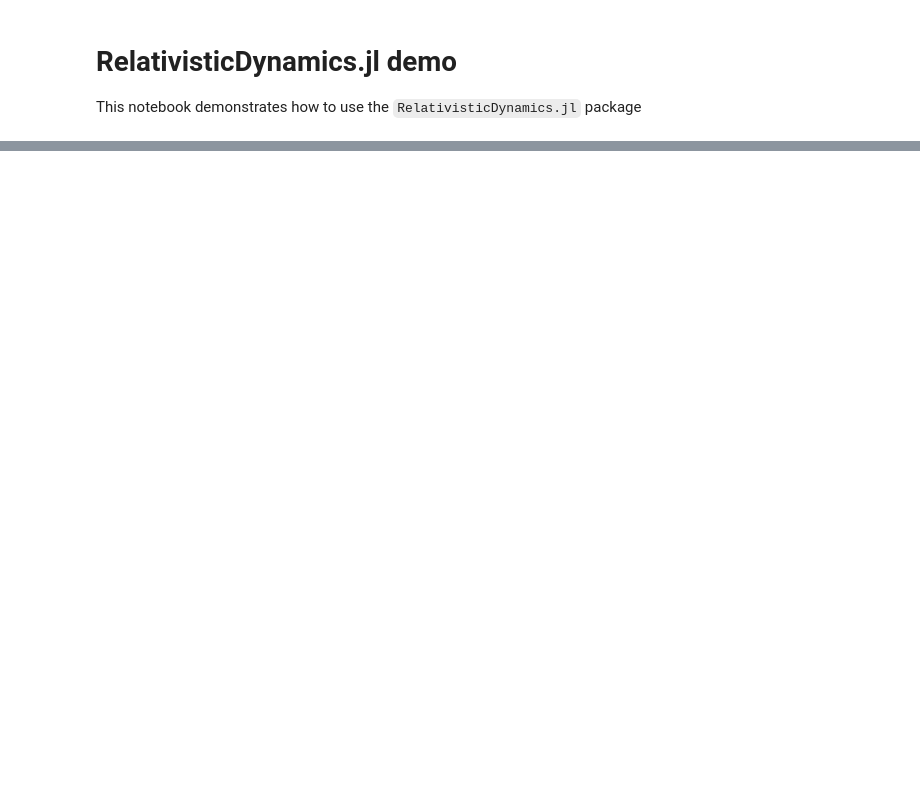
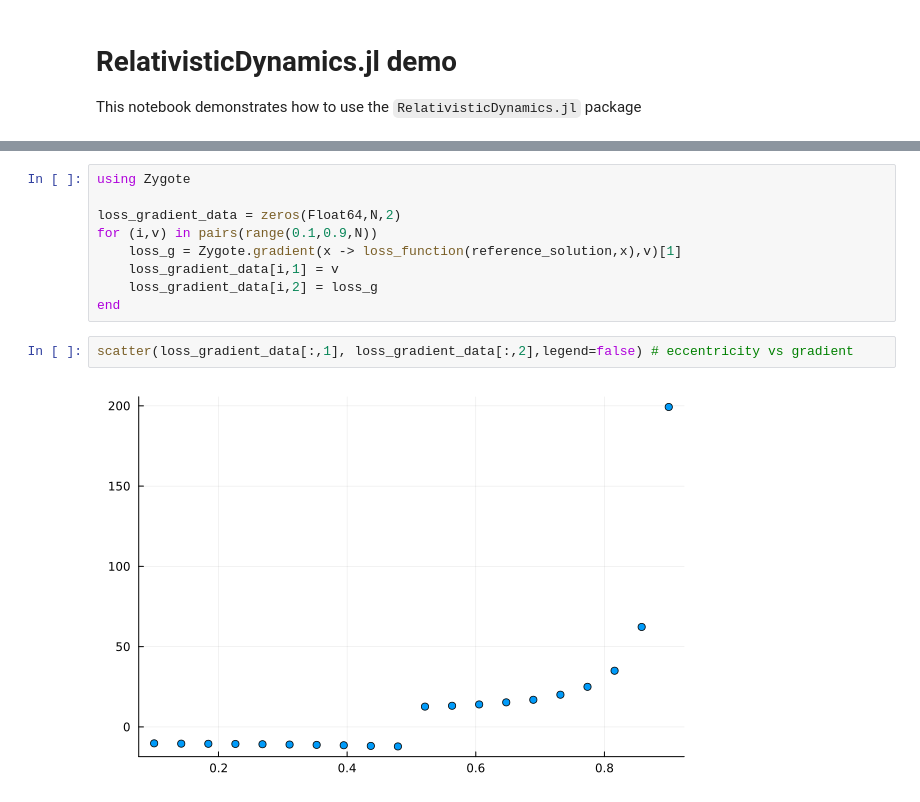
Before and after one commit to tomkimpson/RelativisticDynamics.jl, a Jupyter notebook: src/notebooks/demo.ipynb, the cells around one changed output, grey strips where cells are left out. Saved outputs shown, nothing was run; the diff lists cells and outputs as text; blank space fills up the shorter version.

```diff
--- a/src/notebooks/demo.ipynb
+++ b/src/notebooks/demo.ipynb
@@ -27,0 +68,13 @@ Welcome to the Relativistic Dynamics module!
+# %%
+using Zygote
+
+loss_gradient_data = zeros(Float64,N,2)
+for (i,v) in pairs(range(0.1,0.9,N))
+    loss_g = Zygote.gradient(x -> loss_function(reference_solution,x),v)[1]
+    loss_gradient_data[i,1] = v
+    loss_gradient_data[i,2] = loss_g
+end
+# %%
+scatter(loss_gradient_data[:,1], loss_gradient_data[:,2],legend=false) # eccentricity vs gradient
+# %% [output]
+[figure, added]
```
Also changed, not shown: parts of 12 cells of this notebook, 10 other files.
